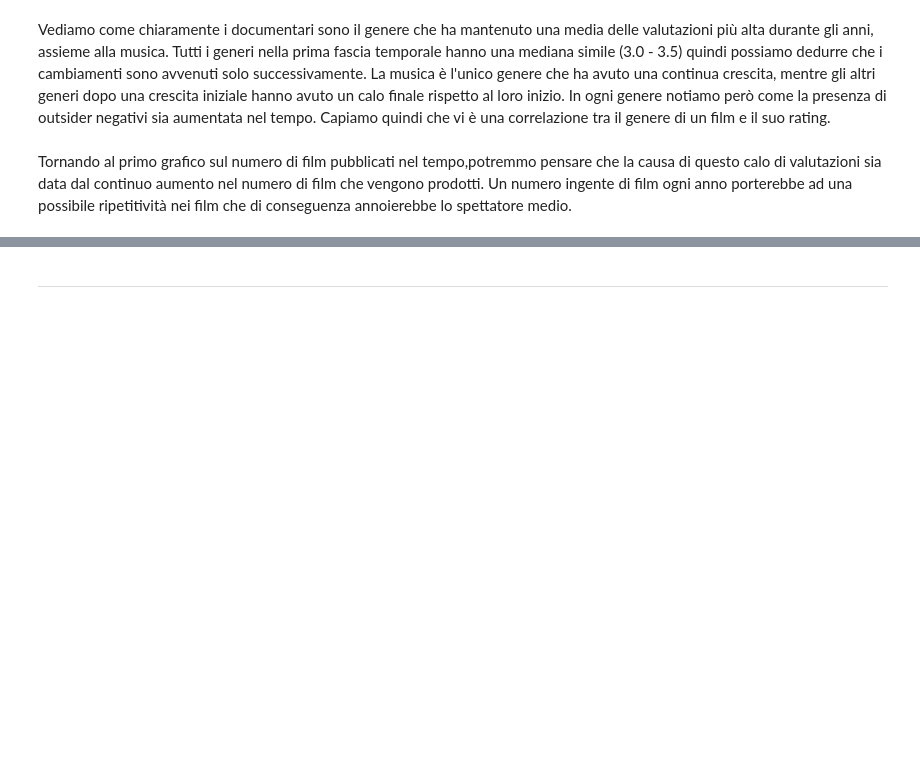
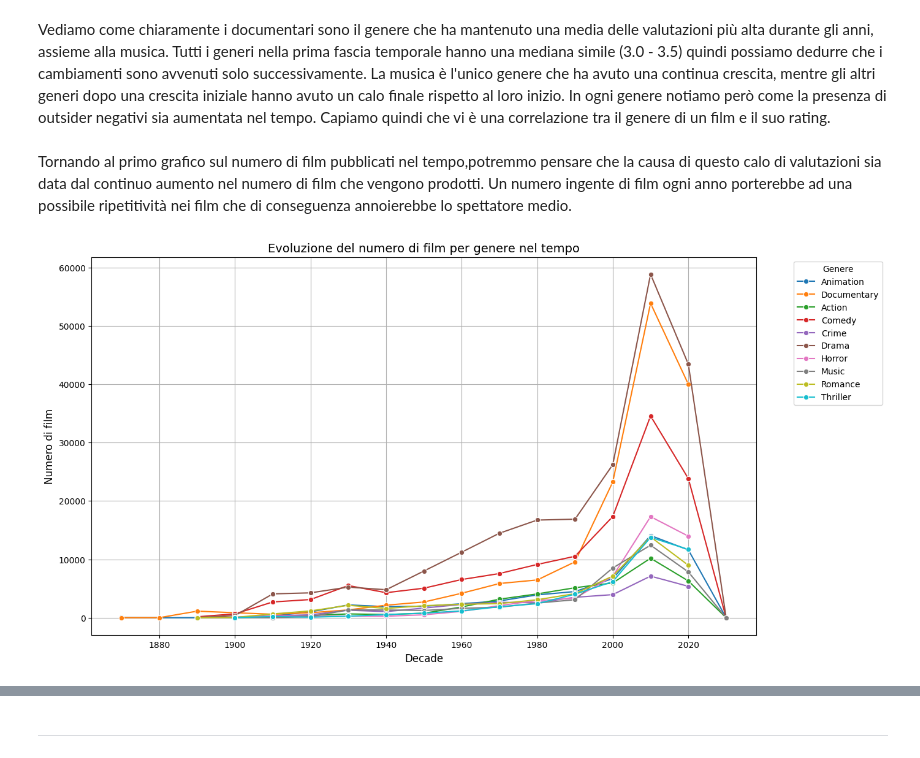
Before and after one commit to GabrieBu/freshcarrots, a Jupyter notebook: ium_Notebook/Cleaning.ipynb, the cells around one changed output, grey strips where cells are left out. Drawn from its saved outputs; the diff is of its cells as text; code cells hidden in the pictures; blank space fills up the shorter version.

```diff
--- a/ium_Notebook/Cleaning.ipynb
+++ b/ium_Notebook/Cleaning.ipynb
@@ -869,3 +820,21 @@ Capiamo quindi che vi è una correlazione tra il genere di un film e il suo rati
 # %% [markdown]
 Tornando al primo grafico sul numero di film pubblicati nel tempo,potremmo pensare che la causa di questo calo di valutazioni sia data dal continuo aumento nel numero di film che vengono prodotti.
 Un numero ingente di film ogni anno porterebbe ad una possibile ripetitività nei film che di conseguenza annoierebbe lo spettatore medio.
+# %%
+movies_genres['decade'] = (movies_genres['date'] // 10) * 10
+genre_trend = movies_genres.groupby(['decade', 'genre']).size().reset_index(name='film_count')
+#scegliamo i 10 generi più popolari
+top_genres = movies_genres["genre"].value_counts().nlargest(10).index
+filtered_trend = genre_trend[genre_trend['genre'].isin(top_genres)]
+
+# Creare il grafico a linee
+plt.figure(figsize=(14, 8))
+sns.lineplot(data=filtered_trend, x="decade", y="film_count", hue="genre", marker="o")
+plt.title("Evoluzione del numero di film per genere nel tempo", fontsize=14)
+plt.xlabel("Decade", fontsize=12)
+plt.ylabel("Numero di film", fontsize=12)
+plt.legend(title="Genere", bbox_to_anchor=(1.05, 1), loc='upper left')
+plt.grid(True)
+plt.show()
+# %% [output]
+[figure, added]
```
Also changed, not shown: parts of 28 cells of this notebook.
